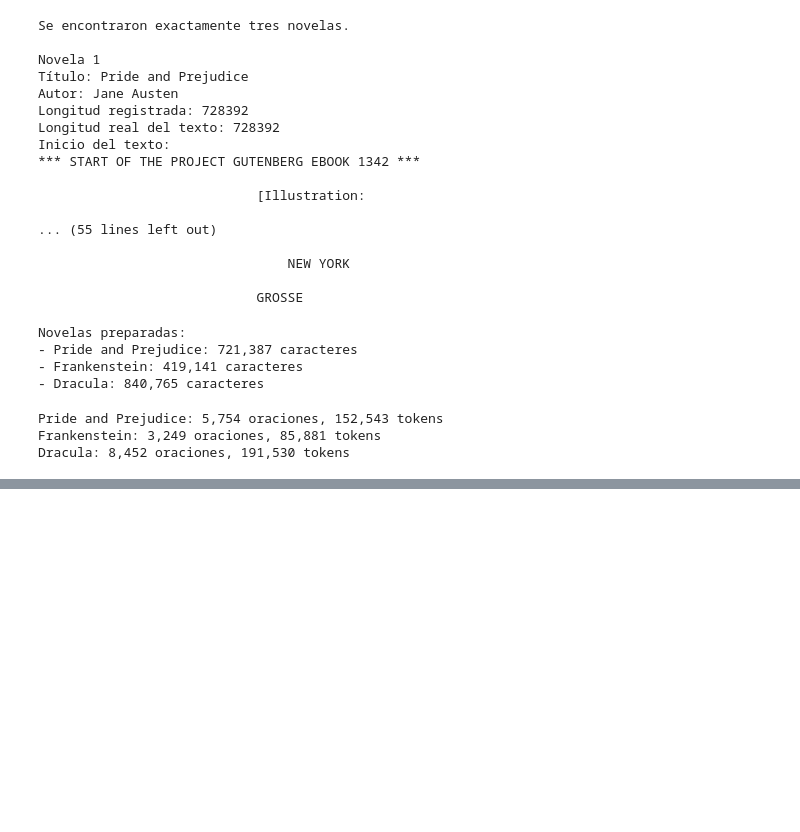
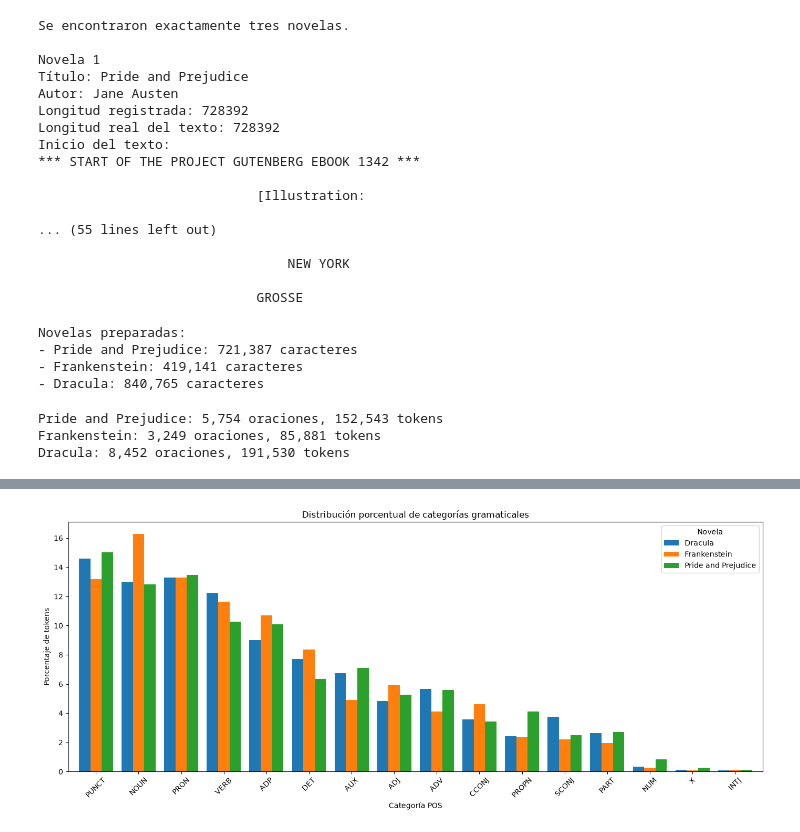
Before and after one commit to gian236/lab6nlp, a Jupyter notebook: lab6.ipynb, the cells around one changed output, grey strips where cells are left out. Drawn from its saved outputs; the diff is of its cells as text; code cells hidden in the pictures; blank space fills up the shorter version.

```diff
--- a/lab6.ipynb
+++ b/lab6.ipynb
@@ -248,0 +266,18 @@ display(tabla_preparacion)
+# %%
+# Mostrar algunos tokens con sus etiquetas POS universal y Penn Treebank.
+
+for titulo, doc in docs_muestra.items():
+    print(f"\n--- {titulo} ---")
+
+    ejemplos = [
+        (token.text, token.pos_, token.tag_)
+        for token in doc
+        if not token.is_space
+    ][:20]
+
+    tabla_ejemplos = pd.DataFrame(
+        ejemplos,
+        columns=["Token", "POS universal", "Etiqueta Penn Treebank"]
+    )
+
+    display(tabla_ejemplos)
@@ -248,0 +391,32 @@ display(tabla_preparacion)
+# %%
+# Gráfico de barras agrupadas para comparar las categorías POS.
+# Se utilizan porcentajes para que las novelas sean comparables
+# aunque sus muestras tengan diferente número de tokens.
+
+tabla_pos_porcentajes = tabla_pos.pivot(
+    index="POS",
+    columns="Novela",
+    values="Porcentaje"
+).fillna(0)
+
+orden_pos = tabla_pos_porcentajes.mean(axis=1).sort_values(
+    ascending=False
+).index
+
+tabla_pos_porcentajes = tabla_pos_porcentajes.loc[orden_pos]
+
+ax = tabla_pos_porcentajes.plot(
+    kind="bar",
+    figsize=(14, 6),
+    width=0.8
+)
+
+ax.set_title("Distribución porcentual de categorías gramaticales")
+ax.set_xlabel("Categoría POS")
+ax.set_ylabel("Porcentaje de tokens")
+plt.xticks(rotation=45)
+plt.legend(title="Novela")
+plt.tight_layout()
+plt.show()
+# %% [output]
+[figure, added]
```
Also changed, not shown: parts of 5 cells of this notebook.
